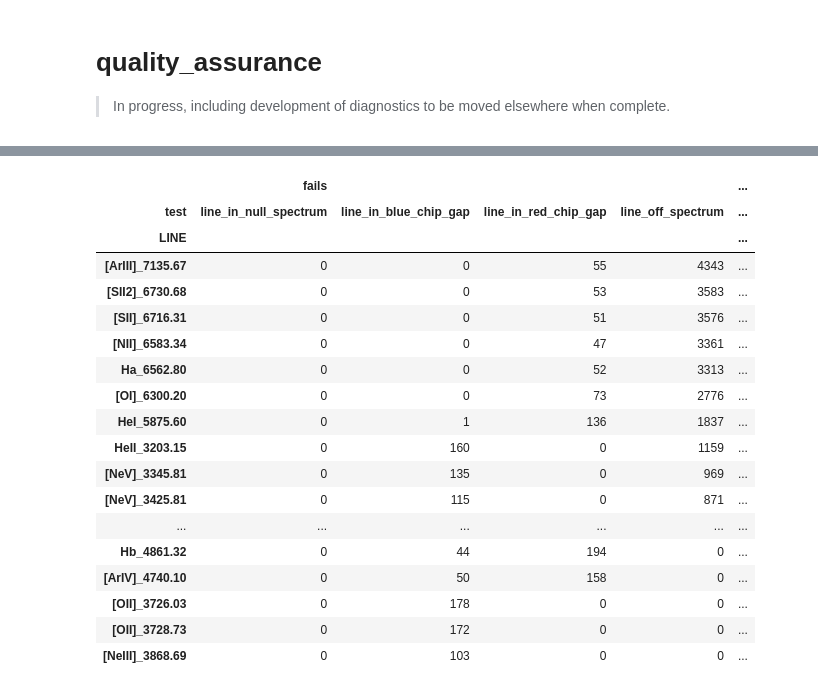
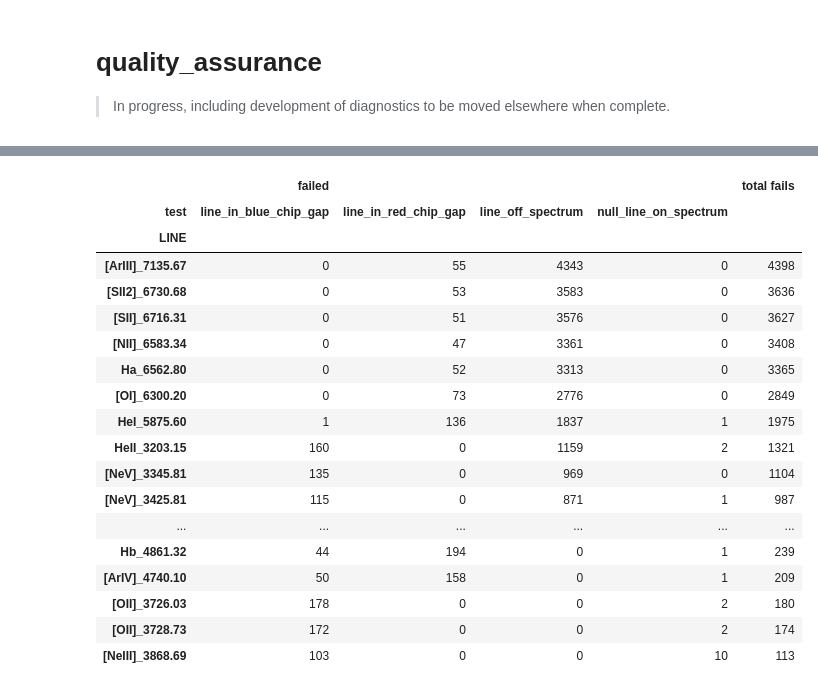
Before and after one commit to bamford/qagmire, a Jupyter notebook: nbs/02_quality_assurance.ipynb, the cells around one changed output, grey strips where cells are left out. Cells and saved outputs as stored; diff of their text form; code cells hidden in the pictures.

```diff
--- a/nbs/02_quality_assurance.ipynb
+++ b/nbs/02_quality_assurance.ipynb
@@ -434,24 +572,23 @@ df
 # %%
-per_line = detail.sum(dim=["OBID", "APS_ID"])
-fails_summary(per_line)
+LineFluxCheck.summary(detail, by="LINE")
 # %% [output]
-|  | fails |  |  |  | ... |
-| test | line_in_null_spectrum | line_in_blue_chip_gap | line_in_red_chip_gap | line_off_spectrum | ... |
-| LINE |  |  |  |  | ... |
-| [ArIII]_7135.67 | 0 | 0 | 55 | 4343 | ... |
-| [SII2]_6730.68 | 0 | 0 | 53 | 3583 | ... |
-| [SII]_6716.31 | 0 | 0 | 51 | 3576 | ... |
-| [NII]_6583.34 | 0 | 0 | 47 | 3361 | ... |
-| Ha_6562.80 | 0 | 0 | 52 | 3313 | ... |
-| [OI]_6300.20 | 0 | 0 | 73 | 2776 | ... |
-| HeI_5875.60 | 0 | 1 | 136 | 1837 | ... |
-| HeII_3203.15 | 0 | 160 | 0 | 1159 | ... |
-| [NeV]_3345.81 | 0 | 135 | 0 | 969 | ... |
-| [NeV]_3425.81 | 0 | 115 | 0 | 871 | ... |
+|  | failed |  |  |  | total fails |
+| test | line_in_blue_chip_gap | line_in_red_chip_gap | line_off_spectrum | null_line_on_spectrum |  |
+| LINE |  |  |  |  |  |
+| [ArIII]_7135.67 | 0 | 55 | 4343 | 0 | 4398 |
+| [SII2]_6730.68 | 0 | 53 | 3583 | 0 | 3636 |
+| [SII]_6716.31 | 0 | 51 | 3576 | 0 | 3627 |
+| [NII]_6583.34 | 0 | 47 | 3361 | 0 | 3408 |
+| Ha_6562.80 | 0 | 52 | 3313 | 0 | 3365 |
+| [OI]_6300.20 | 0 | 73 | 2776 | 0 | 2849 |
+| HeI_5875.60 | 1 | 136 | 1837 | 1 | 1975 |
+| HeII_3203.15 | 160 | 0 | 1159 | 2 | 1321 |
+| [NeV]_3345.81 | 135 | 0 | 969 | 0 | 1104 |
+| [NeV]_3425.81 | 115 | 0 | 871 | 1 | 987 |
 | ... | ... | ... | ... | ... | ... |
-| Hb_4861.32 | 0 | 44 | 194 | 0 | ... |
-| [ArIV]_4740.10 | 0 | 50 | 158 | 0 | ... |
-| [OII]_3726.03 | 0 | 178 | 0 | 0 | ... |
-| [OII]_3728.73 | 0 | 172 | 0 | 0 | ... |
-| [NeIII]_3868.69 | 0 | 103 | 0 | 0 | ... |
+| Hb_4861.32 | 44 | 194 | 0 | 1 | 239 |
+| [ArIV]_4740.10 | 50 | 158 | 0 | 1 | 209 |
+| [OII]_3726.03 | 178 | 0 | 0 | 2 | 180 |
+| [OII]_3728.73 | 172 | 0 | 0 | 2 | 174 |
+| [NeIII]_3868.69 | 103 | 0 | 0 | 10 | 113 |
 # %%
```
Also changed, not shown: parts of 32 cells of this notebook, 6 other files.
